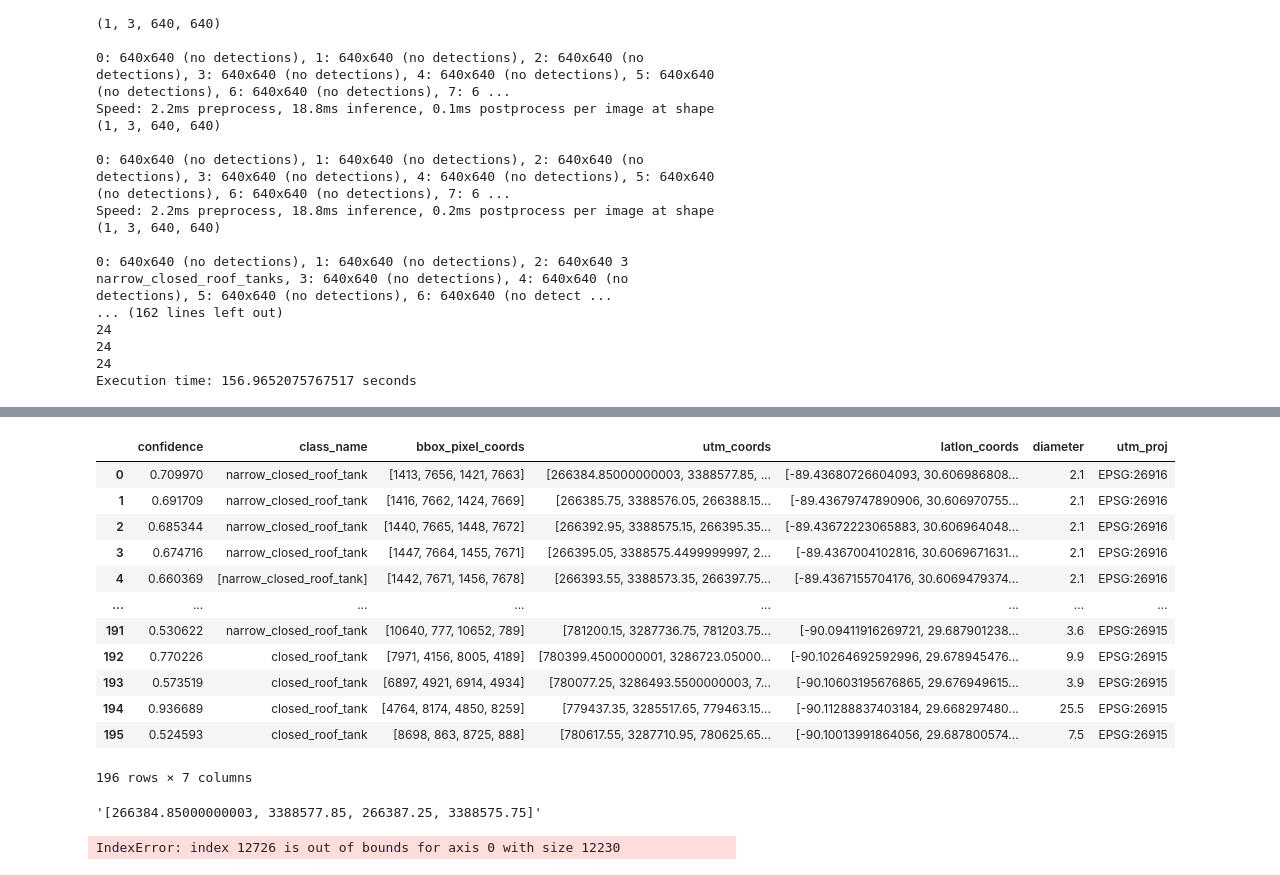
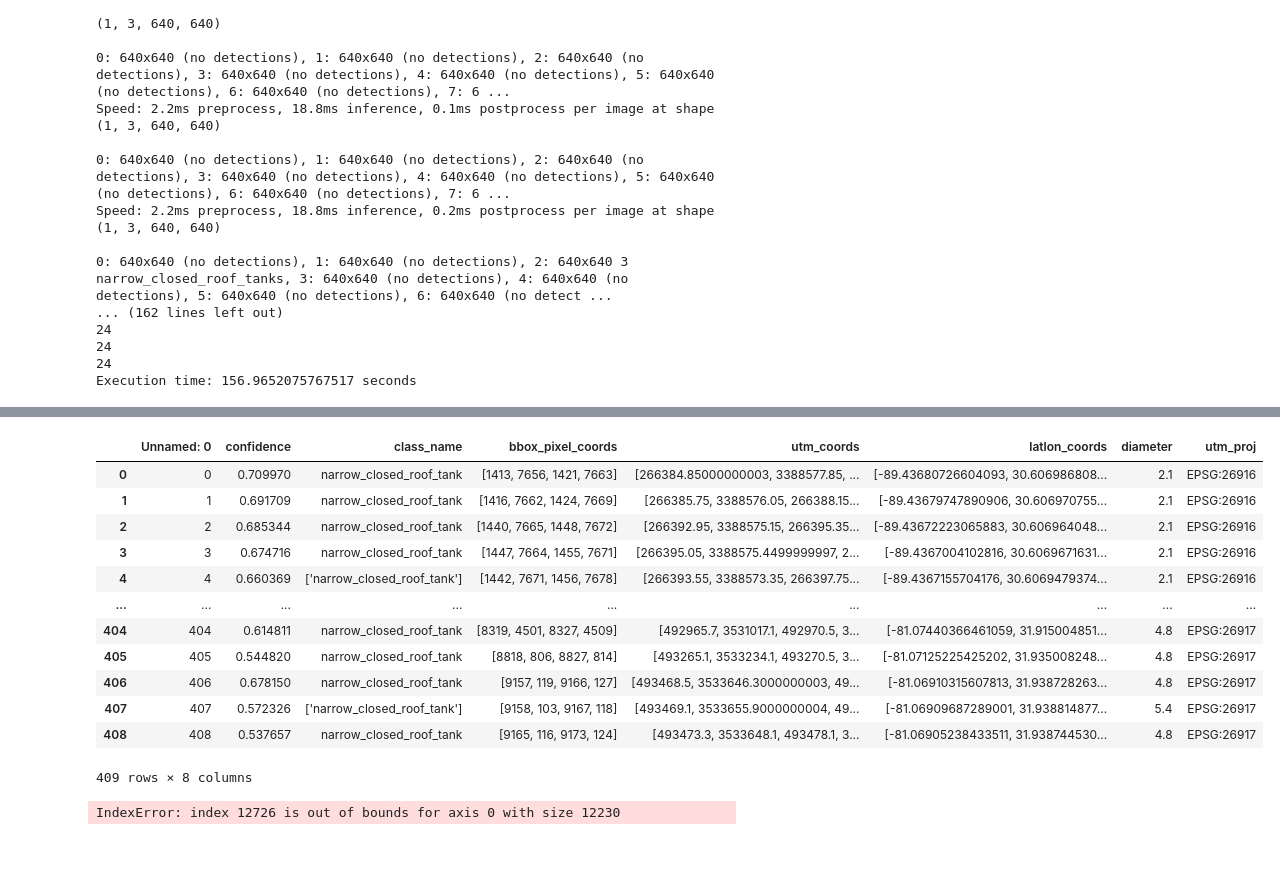
Before and after one commit to celinerobi/ast_object_detection_public, a Jupyter notebook: Untitled.ipynb, the cells around one changed output, grey strips where cells are left out. Drawn from its saved outputs; the diff is of its cells as text; code cells hidden in the pictures.

```diff
--- a/Untitled.ipynb
+++ b/Untitled.ipynb
@@ -361,19 +342,3 @@ predict_df
-# %%
-merged_df
-# %% [output]
-|  | confidence | class_name | bbox_pixel_coords | utm_coords | latlon_coords | diameter | utm_proj |
-| 0 | 0.709970 | narrow_closed_roof_tank | [1413, 7656, 1421, 7663] | [266384.85000000003, 3388577.85, ... | [-89.43680726604093, 30.606986808... | 2.1 | EPSG:26916 |
-| 1 | 0.691709 | narrow_closed_roof_tank | [1416, 7662, 1424, 7669] | [266385.75, 3388576.05, 266388.15... | [-89.43679747890906, 30.606970755... | 2.1 | EPSG:26916 |
-| 2 | 0.685344 | narrow_closed_roof_tank | [1440, 7665, 1448, 7672] | [266392.95, 3388575.15, 266395.35... | [-89.43672223065883, 30.606964048... | 2.1 | EPSG:26916 |
-| 3 | 0.674716 | narrow_closed_roof_tank | [1447, 7664, 1455, 7671] | [266395.05, 3388575.4499999997, 2... | [-89.4367004102816, 30.6069671631... | 2.1 | EPSG:26916 |
-| 4 | 0.660369 | [narrow_closed_roof_tank] | [1442, 7671, 1456, 7678] | [266393.55, 3388573.35, 266397.75... | [-89.4367155704176, 30.6069479374... | 2.1 | EPSG:26916 |
-| ... | ... | ... | ... | ... | ... | ... | ... |
-| 191 | 0.530622 | narrow_closed_roof_tank | [10640, 777, 10652, 789] | [781200.15, 3287736.75, 781203.75... | [-90.09411916269721, 29.687901238... | 3.6 | EPSG:26915 |
-| 192 | 0.770226 | closed_roof_tank | [7971, 4156, 8005, 4189] | [780399.4500000001, 3286723.05000... | [-90.10264692592996, 29.678945476... | 9.9 | EPSG:26915 |
-| 193 | 0.573519 | closed_roof_tank | [6897, 4921, 6914, 4934] | [780077.25, 3286493.5500000003, 7... | [-90.10603195676865, 29.676949615... | 3.9 | EPSG:26915 |
-| 194 | 0.936689 | closed_roof_tank | [4764, 8174, 4850, 8259] | [779437.35, 3285517.65, 779463.15... | [-90.11288837403184, 29.668297480... | 25.5 | EPSG:26915 |
-| 195 | 0.524593 | closed_roof_tank | [8698, 863, 8725, 888] | [780617.55, 3287710.95, 780625.65... | [-90.10013991864056, 29.687800574... | 7.5 | EPSG:26915 |
-196 rows × 7 columns
 # %%
     try:
         point = geolocator.geocode(row).point
@@ -388,9 +353,21 @@ predict_df.to_csv(os.path.join("/hpc/home/csr33", f"predictions_{args.chunk_id}.
 # %%
 merged_df_0 = pd.read_csv(os.path.join("/hpc/home/csr33", f"merged_predictions_{args.chunk_id}.csv"))
 # %%
-merged_df_0["utm_coords"][0]
+merged_df_0
 # %% [output]
+|  | Unnamed: 0 | confidence | class_name | bbox_pixel_coords | utm_coords | latlon_coords | diameter | utm_proj |
+| 0 | 0 | 0.709970 | narrow_closed_roof_tank | [1413, 7656, 1421, 7663] | [266384.85000000003, 3388577.85, ... | [-89.43680726604093, 30.606986808... | 2.1 | EPSG:26916 |
+| 1 | 1 | 0.691709 | narrow_closed_roof_tank | [1416, 7662, 1424, 7669] | [266385.75, 3388576.05, 266388.15... | [-89.43679747890906, 30.606970755... | 2.1 | EPSG:26916 |
+| 2 | 2 | 0.685344 | narrow_closed_roof_tank | [1440, 7665, 1448, 7672] | [266392.95, 3388575.15, 266395.35... | [-89.43672223065883, 30.606964048... | 2.1 | EPSG:26916 |
+| 3 | 3 | 0.674716 | narrow_closed_roof_tank | [1447, 7664, 1455, 7671] | [266395.05, 3388575.4499999997, 2... | [-89.4367004102816, 30.6069671631... | 2.1 | EPSG:26916 |
+| 4 | 4 | 0.660369 | ['narrow_closed_roof_tank'] | [1442, 7671, 1456, 7678] | [266393.55, 3388573.35, 266397.75... | [-89.4367155704176, 30.6069479374... | 2.1 | EPSG:26916 |
+| ... | ... | ... | ... | ... | ... | ... | ... | ... |
+| 404 | 404 | 0.614811 | narrow_closed_roof_tank | [8319, 4501, 8327, 4509] | [492965.7, 3531017.1, 492970.5, 3... | [-81.07440366461059, 31.915004851... | 4.8 | EPSG:26917 |
+| 405 | 405 | 0.544820 | narrow_closed_roof_tank | [8818, 806, 8827, 814] | [493265.1, 3533234.1, 493270.5, 3... | [-81.07125225425202, 31.935008248... | 4.8 | EPSG:26917 |
+| 406 | 406 | 0.678150 | narrow_closed_roof_tank | [9157, 119, 9166, 127] | [493468.5, 3533646.3000000003, 49... | [-81.06910315607813, 31.938728263... | 4.8 | EPSG:26917 |
+| 407 | 407 | 0.572326 | ['narrow_closed_roof_tank'] | [9158, 103, 9167, 118] | [493469.1, 3533655.9000000004, 49... | [-81.06909687289001, 31.938814877... | 5.4 | EPSG:26917 |
+| 408 | 408 | 0.537657 | narrow_closed_roof_tank | [9165, 116, 9173, 124] | [493473.3, 3533648.1, 493478.1, 3... | [-81.06905238433511, 31.938744530... | 4.8 | EPSG:26917 |
-'[266384.85000000003, 3388577.85, 266387.25, 3388575.75]'
+409 rows × 8 columns
 # %%
 merged_df["bbox_pixel_coords"].apply(lambda box: get_crs_coords(box, utmx, utmy, utm_proj))
 # %% [output]
```
Also changed, not shown: parts of 2 cells of this notebook, 10 other files.
